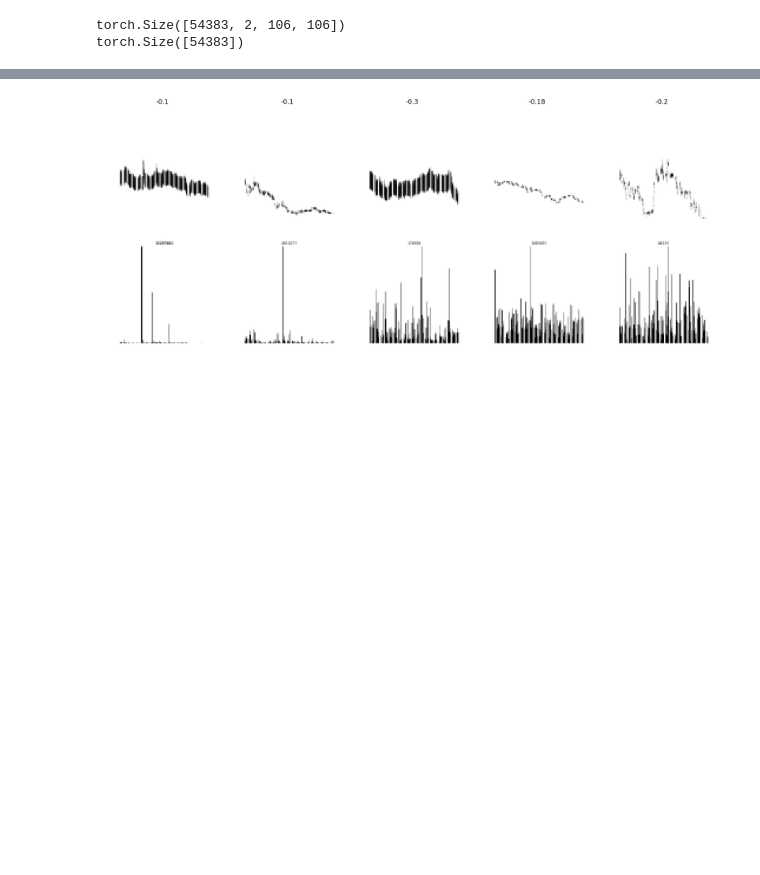
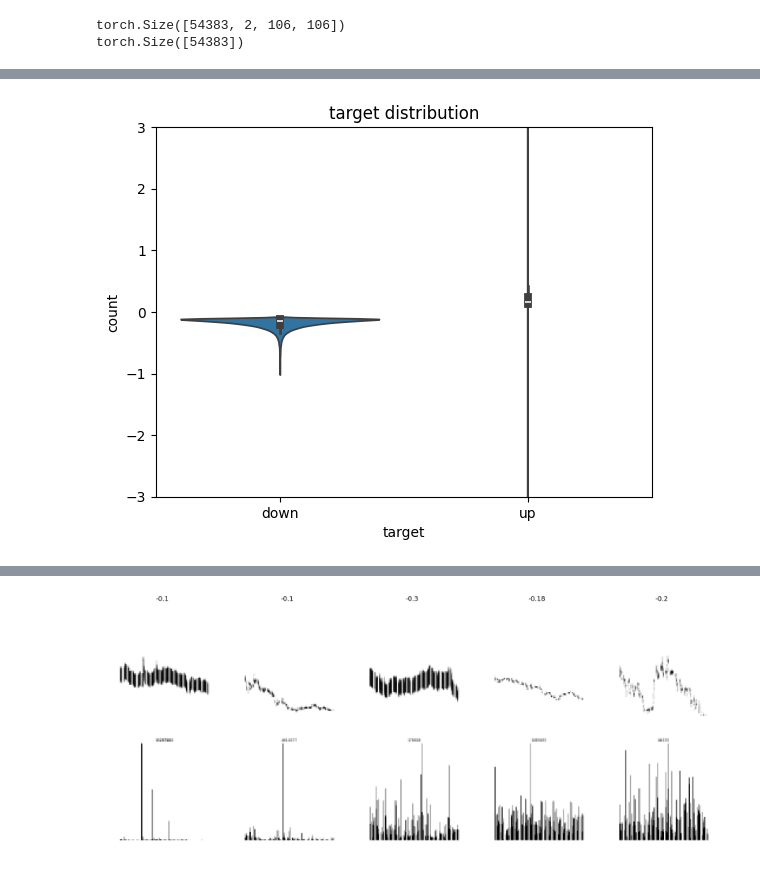
Before and after one commit to YanivAmir/stock-predicition-CNN, a Jupyter notebook: stocks_cnn.ipynb, the cells around one changed output, grey strips where cells are left out. Cells and saved outputs as stored; diff of their text form; code cells hidden in the pictures; blank space fills up the shorter version.

```diff
--- a/stocks_cnn.ipynb
+++ b/stocks_cnn.ipynb
@@ -124,0 +137,11 @@ percent of positive movement instances in dataset: 46.46 %
+# %%
+violinTargets = np.concatenate([targets[targets<-0.1].detach().numpy(),targets[targets>0.1].detach().numpy()])
+violinLabels = ['down']*len(targets[targets<-0.1]) + ['up']*len(targets[targets>0.1])
+sns.violinplot(x=violinLabels,y=violinTargets)
+plt.ylim(-3,3)
+plt.title('target distribution')
+plt.xlabel('target')
+plt.ylabel('count')
+plt.show()
+# %% [output]
+[figure, added]
```
Also changed, not shown: parts of 11 cells of this notebook.
